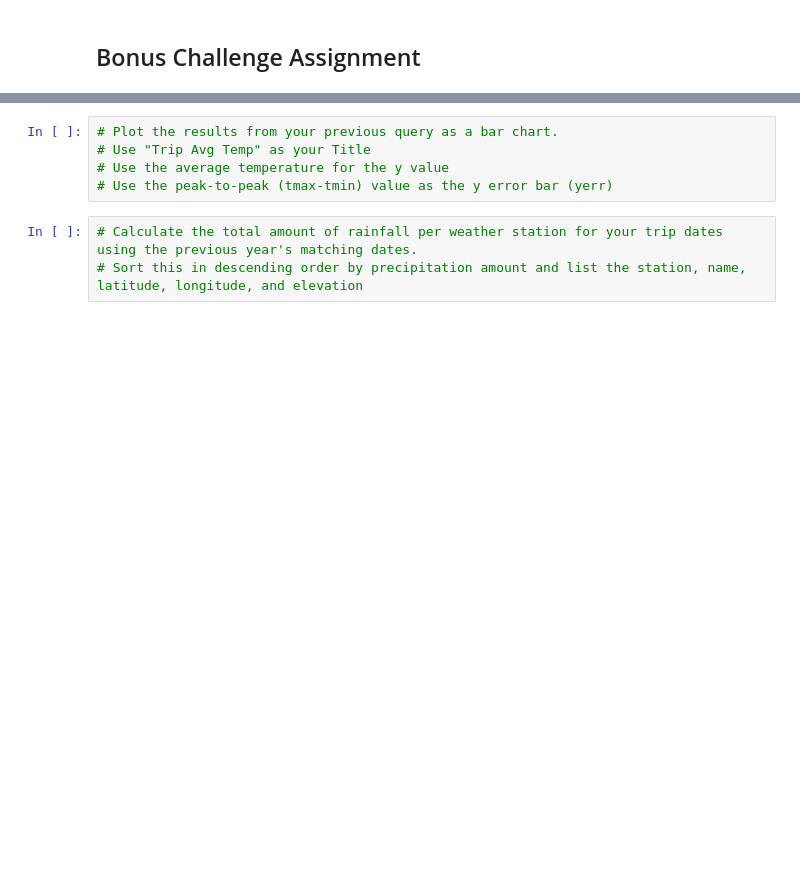
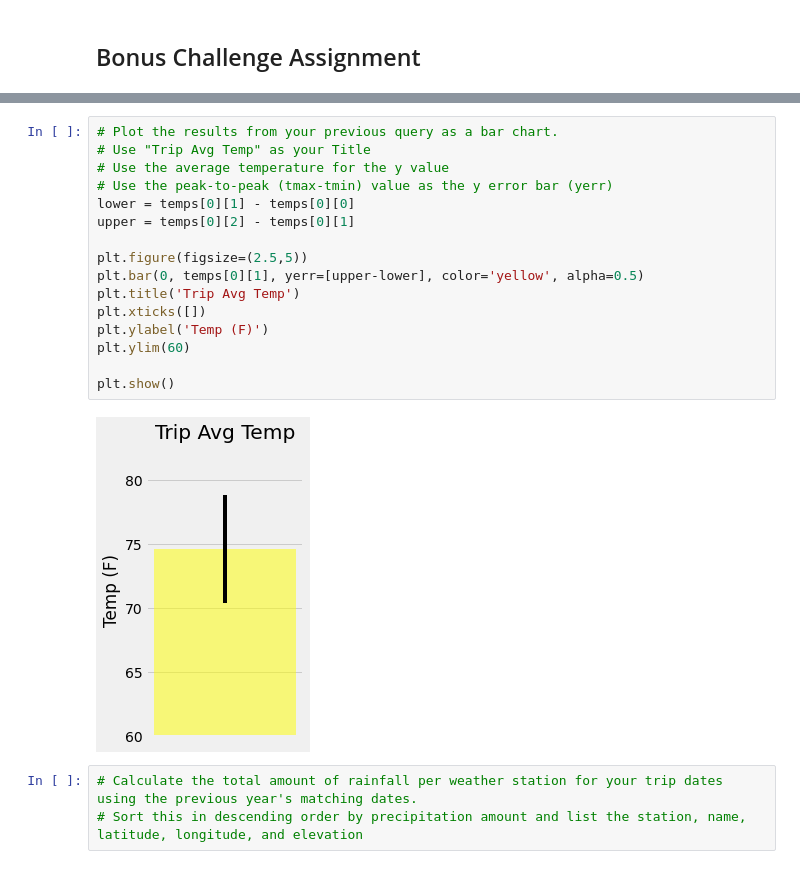
Before and after one commit to TechnJoe/Sqlalchemy-Challenge, a Jupyter notebook: climate_starter.ipynb, the cells around one changed output, grey strips where cells are left out. Drawn from its saved outputs; the diff is of its cells as text; blank space fills up the shorter version.

```diff
--- a/climate_starter.ipynb
+++ b/climate_starter.ipynb
@@ -166,8 +218,21 @@ print(calc_temps('2012-02-28', '2012-03-05'))
 # %%
 # Plot the results from your previous query as a bar chart.
 # Use "Trip Avg Temp" as your Title
 # Use the average temperature for the y value
 # Use the peak-to-peak (tmax-tmin) value as the y error bar (yerr)
+lower = temps[0][1] - temps[0][0]
+upper = temps[0][2] - temps[0][1]
+
+plt.figure(figsize=(2.5,5))
+plt.bar(0, temps[0][1], yerr=[upper-lower], color='yellow', alpha=0.5)
+plt.title('Trip Avg Temp')
+plt.xticks([])
+plt.ylabel('Temp (F)')
+plt.ylim(60)
+
+plt.show()
+# %% [output]
+[figure, added]
 # %%
 # Calculate the total amount of rainfall per weather station for your trip dates using the previous year's matching dates.
 # Sort this in descending order by precipitation amount and list the station, name, latitude, longitude, and elevation
```
Also changed, not shown: parts of 11 cells of this notebook.
